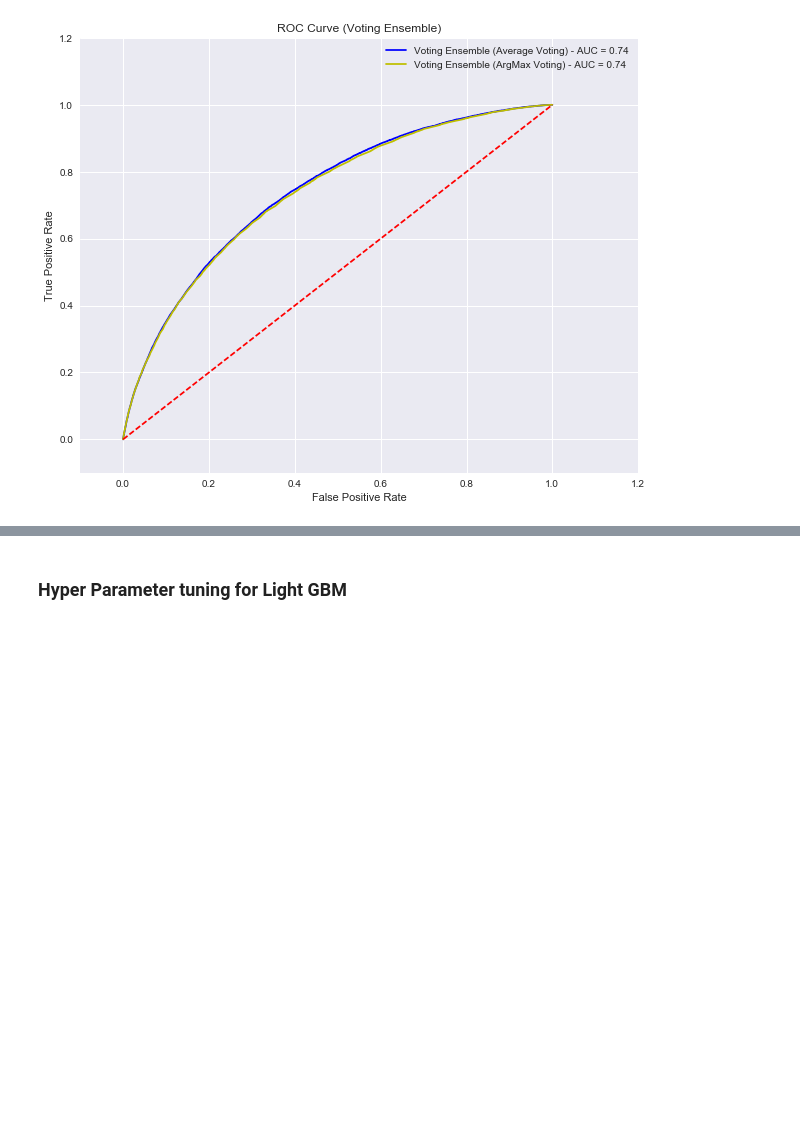
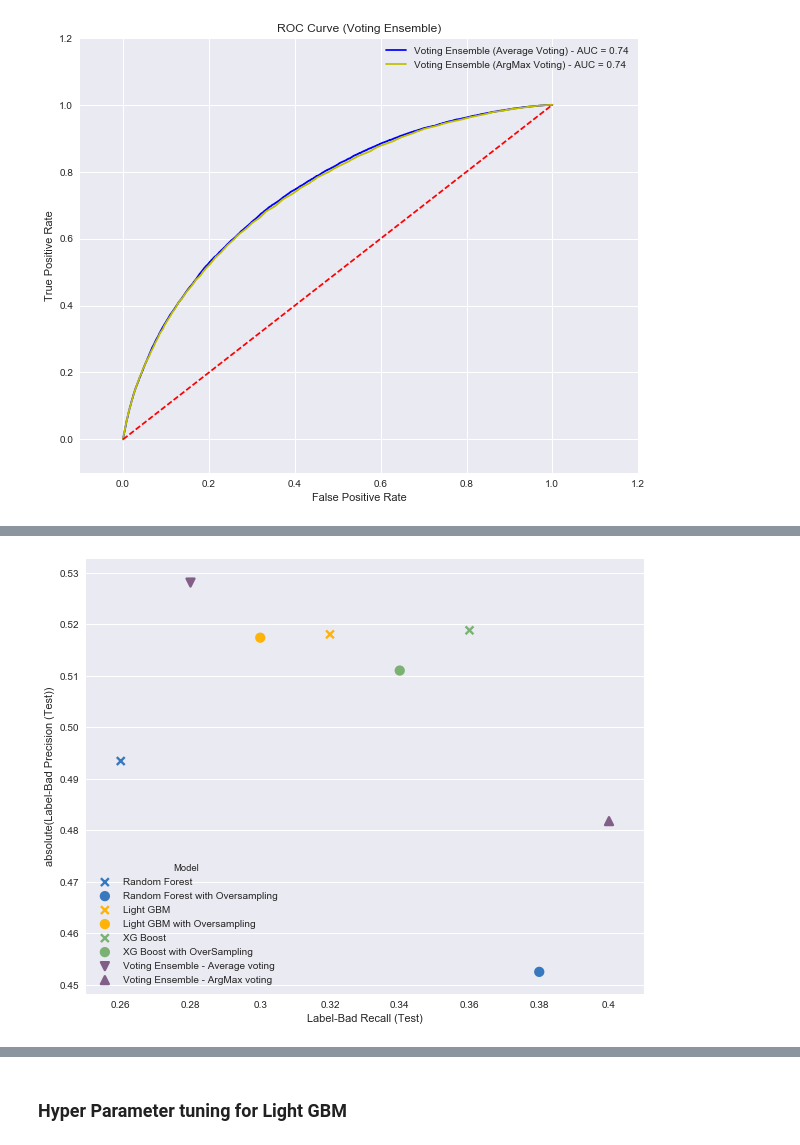
Before and after one commit to anurekhat/Capstone, a Jupyter notebook: LendingClub/ModellingLendingClubLoans.ipynb, the cells around one changed output, grey strips where cells are left out. Saved outputs shown, nothing was run; the diff lists cells and outputs as text; code cells hidden in the pictures; blank space fills up the shorter version.

Commit message:
Added Model Comparison

```diff
--- a/LendingClub/ModellingLendingClubLoans.ipynb
+++ b/LendingClub/ModellingLendingClubLoans.ipynb
@@ -431,0 +435,13 @@ allmodelscores
+# %%
+# Plot Precision & Recall for 'Bad' loans from all models
+colors = ["windows blue", "windows blue", "amber", "amber", "faded green","faded green", "dusty purple", "dusty purple"]
+ax = sns.pointplot('Label-Bad Recall (Test)', 'Label-Bad Precision (Test)', hue = 'Model', data = allmodelscores,
+                   estimator = np.abs, markers = ['x', 'o', 'x', 'o', 'x', 'o', 'v', '^'],
+                   palette = sns.xkcd_palette(colors))
+ax.set_xticklabels(np.arange(0.26, 0.52, 0.02))
+#ax.set_xticks(np.arange(0, 0.52, 0.02))
+#ax.set_xlim(0, 1)
+#ax.set_ylim(0, 1)
+plt.savefig('prec-recall-all.png')
+# %% [output]
+[figure, added]
```
Also changed, not shown: parts of 8 cells of this notebook, 1 other file.
